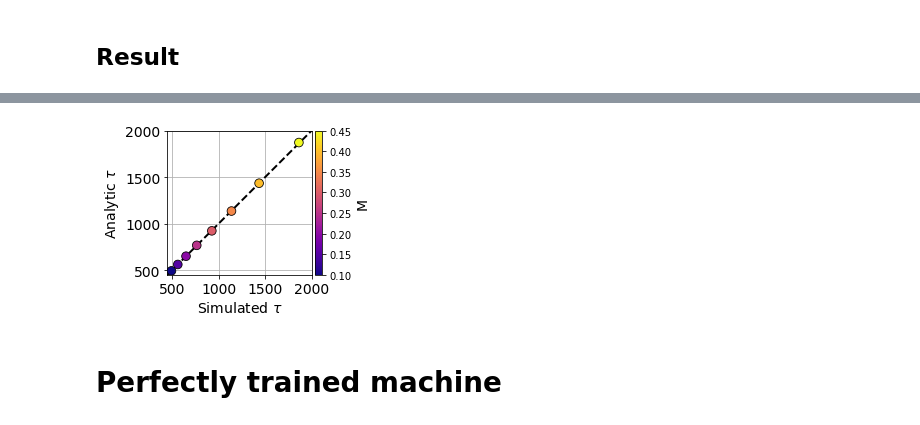
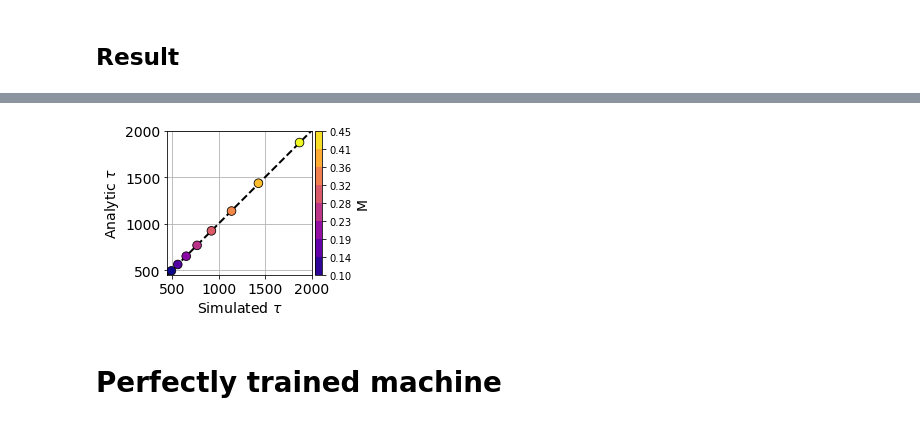
Before and after one commit to Laplaxe/MonteCarloGA_CW, a Jupyter notebook: Code/first_passages.ipynb, the cells around one changed output, grey strips where cells are left out. Cells and saved outputs as stored; diff of their text form; code cells hidden in the pictures.

Commit message:
slight changes to colorbar plots

```diff
--- a/Code/first_passages.ipynb
+++ b/Code/first_passages.ipynb
@@ -457,36 +457,40 @@ import matplotlib.pyplot as plt
 from mpl_toolkits.axes_grid1 import make_axes_locatable
 
 fig, ax = plt.subplots(figsize=(4, 4))
 
 # Plot
 ax.plot([results[:,1].min()-50, 2000+50], [results[:,1].min()-50, 2000+50],
          'r--', label='Bisettrice', color="black", lw=2)
 ax.grid(True)
 ax.set_aspect('equal', adjustable='box')
 
 sc = ax.scatter(results[:,1], results[:,2], c=results[:,0],
                 cmap='plasma', edgecolor='black', zorder=3, lw=0.8, s=75)
 
 # Colorbar with adjusted size
 divider = make_axes_locatable(ax)
 cax = divider.append_axes("right", size="5%", pad=0.05)  # size=5% of the main plot
-cb = plt.colorbar(sc, cax=cax)
-cb.set_label('M', fontsize = 14)
+# Discretize the colorbar
+bounds = np.linspace(results[:, 0].min(), results[:, 0].max(), 9)  # Define discrete bounds
+norm = mpl.colors.BoundaryNorm(bounds, ncolors=256, extend='both')  # Create a norm for the bounds
+cb = plt.colorbar(sc, cax=cax, boundaries=bounds, norm=norm)  # Apply the norm and bounds to the colorbar
+cb.set_label('M', fontsize=14)
+cb.ax.yaxis.set_major_formatter(plt.FuncFormatter(lambda x, _: f'{x:.2f}'))
 
 # Labels and legend
 #ax.set_title(fr'$\beta={beta_target}, \, N={N}$', fontsize=14)
 ax.set_ylabel(r'Analytic $\tau$', fontsize=14)
 ax.set_xlabel(r'Simulated $\tau$', fontsize=14)
 ax.tick_params(labelsize=14)
 ax.set_xticks([500, 1000, 1500, 2000])
 ax.set_yticks([500, 1000, 1500, 2000])
 ax.set_xlim(450, 2000)
 ax.set_ylim(450, 2000)
 #ax.legend(fontsize=16)
 plt.savefig(f"../Plots/FPS_MADE_N{N}_beta{beta_target}.pdf", bbox_inches='tight')
 plt.tight_layout()
 # %% [output]
-[figure, old version]
+[figure, new version]
 # %% [markdown]
 # Perfectly trained machine
 # %%
```
Also changed, not shown: parts of 2 cells of this notebook, 2 other files.
